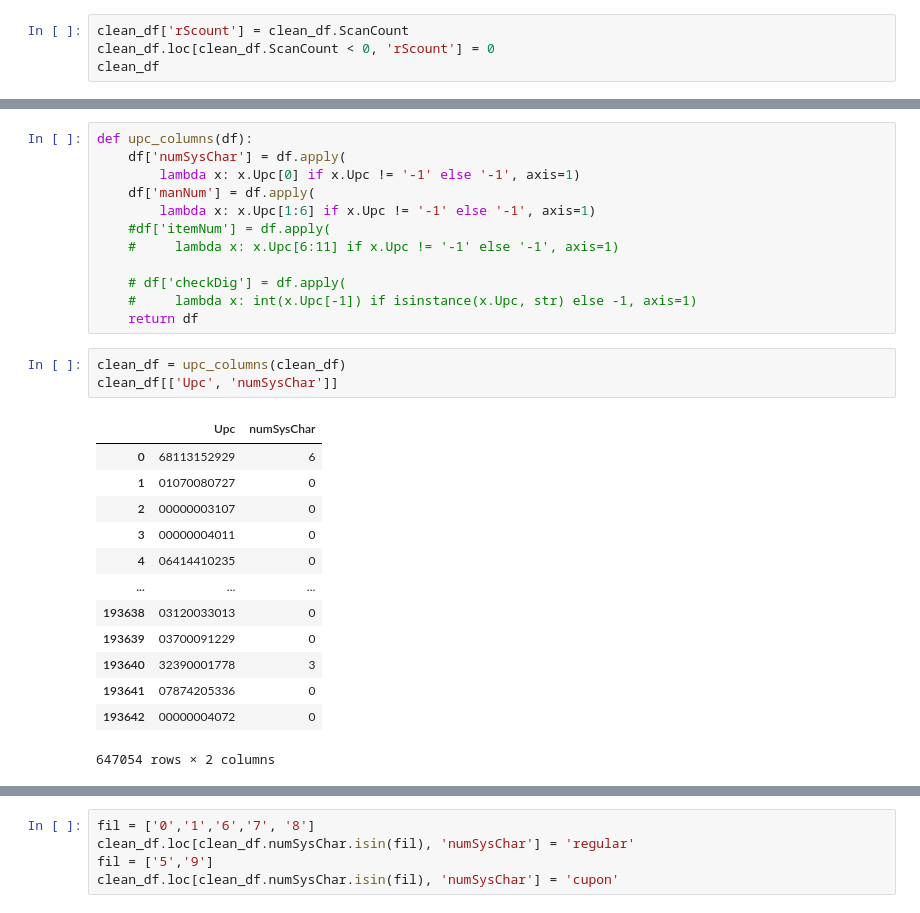
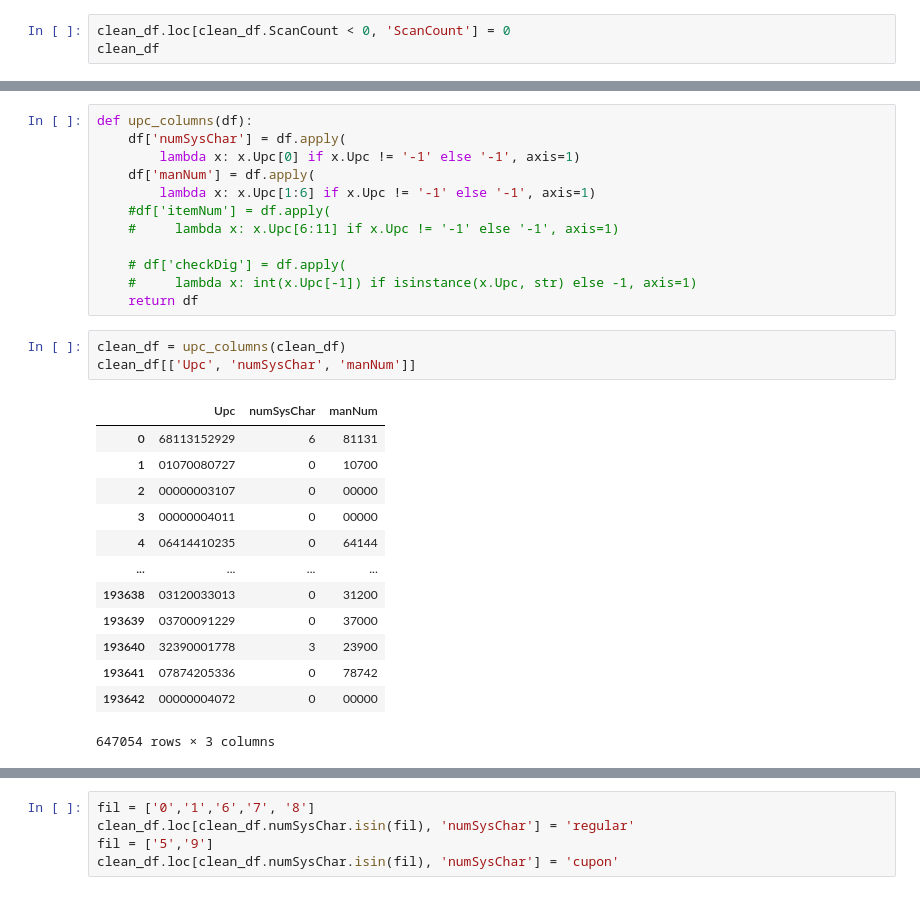
Before and after one commit to ser0090/dipdata, a Jupyter notebook: supervised/notebooks/baseline.ipynb, the cells around one changed output, grey strips where cells are left out. Saved outputs shown, nothing was run; the diff lists cells and outputs as text.

```diff
--- a/supervised/notebooks/baseline.ipynb
+++ b/supervised/notebooks/baseline.ipynb
@@ -296,7 +372,6 @@ clean_df[['ScanCount', 'returns']]
 
 Positive `ScanCount`
 # %%
-clean_df['rScount'] = clean_df.ScanCount
-clean_df.loc[clean_df.ScanCount < 0, 'rScount'] = 0
+clean_df.loc[clean_df.ScanCount < 0, 'ScanCount'] = 0
 clean_df
 # %% [output]
@@ -384,18 +465,18 @@ def upc_columns(df):
     return df
 # %%
 clean_df = upc_columns(clean_df)
-clean_df[['Upc', 'numSysChar']]
+clean_df[['Upc', 'numSysChar', 'manNum']]
 # %% [output]
-|  | Upc | numSysChar |
-| 0 | 68113152929 | 6 |
-| 1 | 01070080727 | 0 |
-| 2 | 00000003107 | 0 |
-| 3 | 00000004011 | 0 |
-| 4 | 06414410235 | 0 |
-| ... | ... | ... |
-| 193638 | 03120033013 | 0 |
-| 193639 | 03700091229 | 0 |
-| 193640 | 32390001778 | 3 |
-| 193641 | 07874205336 | 0 |
-| 193642 | 00000004072 | 0 |
+|  | Upc | numSysChar | manNum |
+| 0 | 68113152929 | 6 | 81131 |
+| 1 | 01070080727 | 0 | 10700 |
+| 2 | 00000003107 | 0 | 00000 |
+| 3 | 00000004011 | 0 | 00000 |
+| 4 | 06414410235 | 0 | 64144 |
+| ... | ... | ... | ... |
+| 193638 | 03120033013 | 0 | 31200 |
+| 193639 | 03700091229 | 0 | 37000 |
+| 193640 | 32390001778 | 3 | 23900 |
+| 193641 | 07874205336 | 0 | 78742 |
+| 193642 | 00000004072 | 0 | 00000 |
-647054 rows × 2 columns
+647054 rows × 3 columns
```
Also changed, not shown: parts of 83 cells of this notebook.
